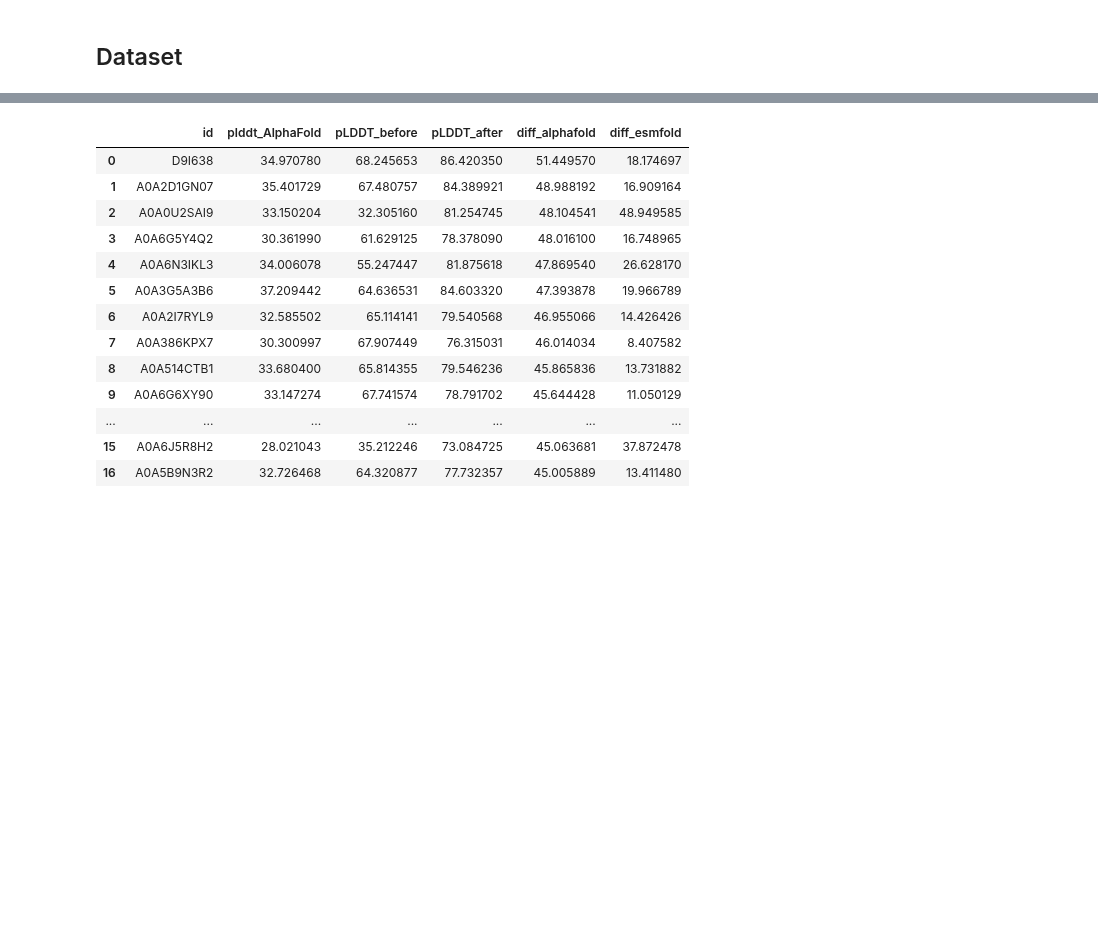
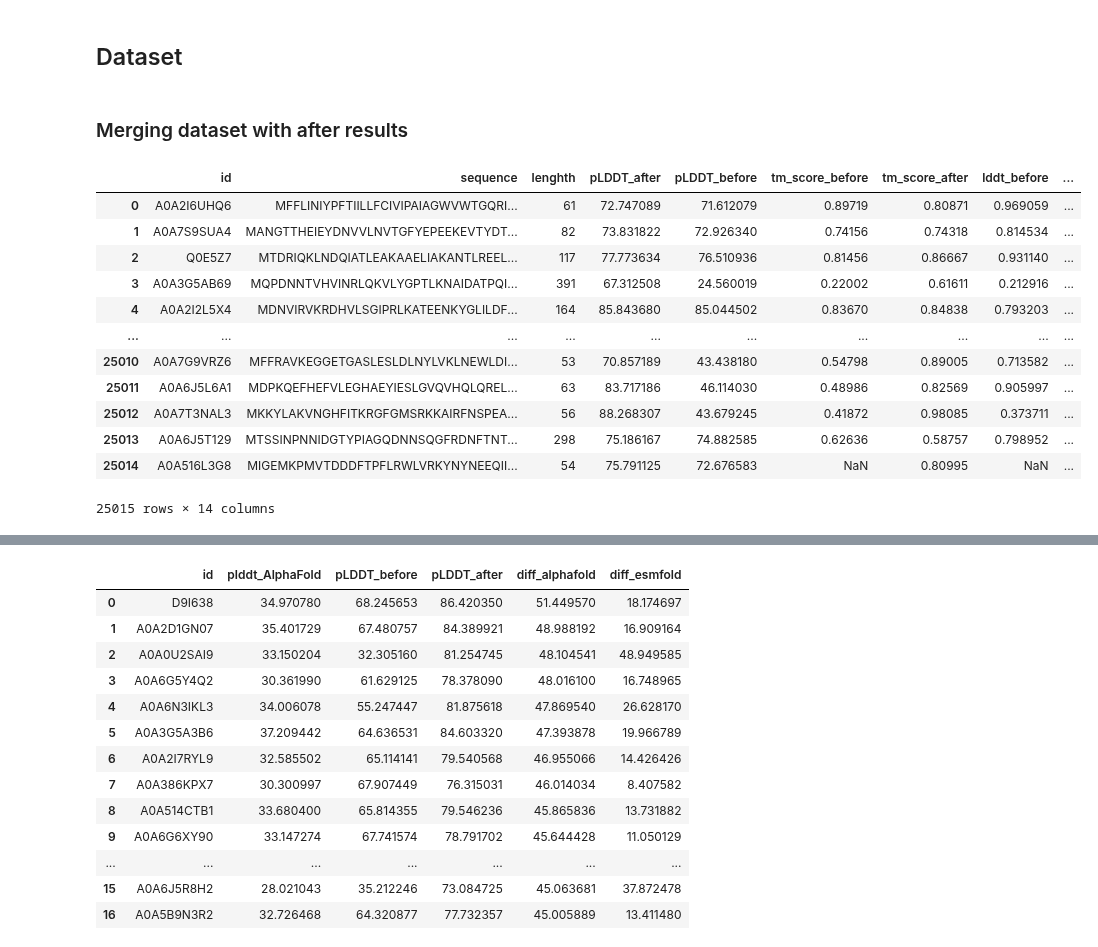
Before and after one commit to pimenol/ProteinTTT, a Jupyter notebook: notebooks/Bfvd_merge.ipynb, the cells around one changed output, grey strips where cells are left out. Drawn from its saved outputs; the diff is of its cells as text; code cells hidden in the pictures; blank space fills up the shorter version.

```diff
--- a/notebooks/Bfvd_merge.ipynb
+++ b/notebooks/Bfvd_merge.ipynb
@@ -29,2 +29,4 @@ len(os.listdir(OUTPUT_PDB))
 # %% [markdown]
 ## Dataset
+# %% [markdown]
+### Merging dataset with after results
@@ -30,0 +35,21 @@ len(os.listdir(OUTPUT_PDB))
+# %%
+results_after = pd.DataFrame(columns=df_clean.columns)
+for file in os.listdir(base_path):
+    if file.startswith("results_70"):
+        temp_df = pd.read_csv(base_path / file, sep="\t")
+        results_after = pd.concat([results_after, temp_df.query("pLDDT_after.notna()")], ignore_index=True)
+results_after
+# %% [output]
+|  | id | sequence | lenghth | pLDDT_after | pLDDT_before | tm_score_before | tm_score_after | lddt_before | ... |
+| 0 | A0A2I6UHQ6 | MFFLINIYPFTIILLFCIVIPAIAGWVWTGQRI... | 61 | 72.747089 | 71.612079 | 0.89719 | 0.80871 | 0.969059 | ... |
+| 1 | A0A7S9SUA4 | MANGTTHEIEYDNVVLNVTGFYEPEEKEVTYDT... | 82 | 73.831822 | 72.926340 | 0.74156 | 0.74318 | 0.814534 | ... |
+| 2 | Q0E5Z7 | MTDRIQKLNDQIATLEAKAAELIAKANTLREEL... | 117 | 77.773634 | 76.510936 | 0.81456 | 0.86667 | 0.931140 | ... |
+| 3 | A0A3G5AB69 | MQPDNNTVHVINRLQKVLYGPTLKNAIDATPQI... | 391 | 67.312508 | 24.560019 | 0.22002 | 0.61611 | 0.212916 | ... |
+| 4 | A0A2I2L5X4 | MDNVIRVKRDHVLSGIPRLKATEENKYGLILDF... | 164 | 85.843680 | 85.044502 | 0.83670 | 0.84838 | 0.793203 | ... |
+| ... | ... | ... | ... | ... | ... | ... | ... | ... | ... |
+| 25010 | A0A7G9VRZ6 | MFFRAVKEGGETGASLESLDLNYLVKLNEWLDI... | 53 | 70.857189 | 43.438180 | 0.54798 | 0.89005 | 0.713582 | ... |
+| 25011 | A0A6J5L6A1 | MDPKQEFHEFVLEGHAEYIESLGVQVHQLQREL... | 63 | 83.717186 | 46.114030 | 0.48986 | 0.82569 | 0.905997 | ... |
+| 25012 | A0A7T3NAL3 | MKKYLAKVNGHFITKRGFGMSRKKAIRFNSPEA... | 56 | 88.268307 | 43.679245 | 0.41872 | 0.98085 | 0.373711 | ... |
+| 25013 | A0A6J5T129 | MTSSINPNNIDGTYPIAGQDNNSQGFRDNFTNT... | 298 | 75.186167 | 74.882585 | 0.62636 | 0.58757 | 0.798952 | ... |
+| 25014 | A0A516L3G8 | MIGEMKPMVTDDDFTPFLRWLVRKYNYNEEQII... | 54 | 75.791125 | 72.676583 | NaN | 0.80995 | NaN | ... |
+25015 rows × 14 columns
```
Also changed, not shown: parts of 19 cells of this notebook, 1 other file.
